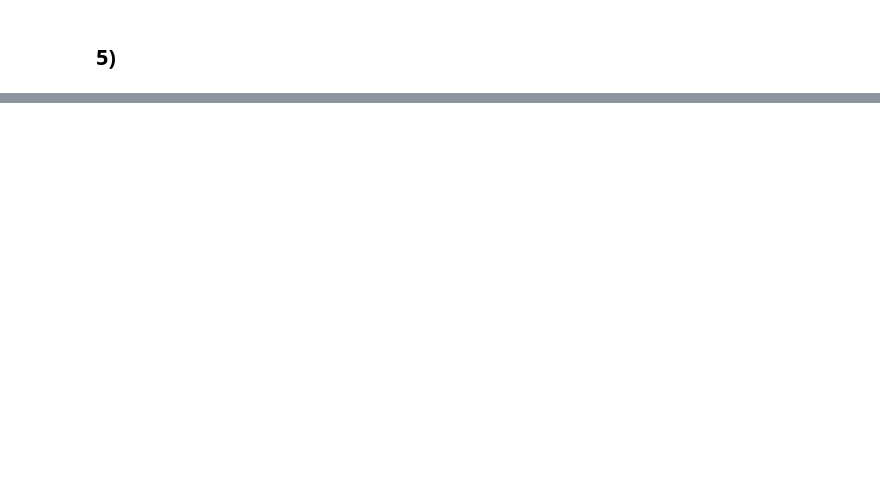
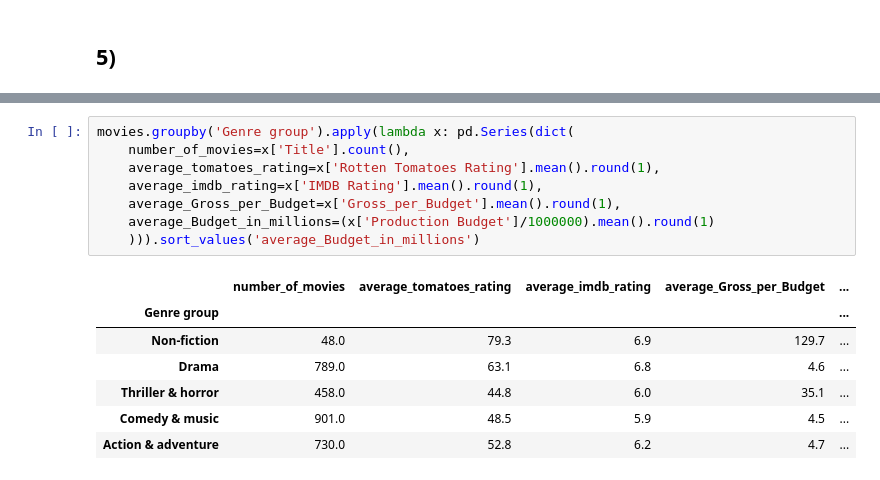
Before and after one commit to jakobschonberg/lexicon, a Jupyter notebook: Data_Analysis_Visualization/Project_Movies/movies.ipynb, the cells around one changed output, grey strips where cells are left out. Drawn from its saved outputs; the diff is of its cells as text; blank space fills up the shorter version.

```diff
--- a/Data_Analysis_Visualization/Project_Movies/movies.ipynb
+++ b/Data_Analysis_Visualization/Project_Movies/movies.ipynb
@@ -420,0 +473,16 @@ movies.head()
+# %%
+movies.groupby('Genre group').apply(lambda x: pd.Series(dict(
+    number_of_movies=x['Title'].count(),
+    average_tomatoes_rating=x['Rotten Tomatoes Rating'].mean().round(1),
+    average_imdb_rating=x['IMDB Rating'].mean().round(1),
+    average_Gross_per_Budget=x['Gross_per_Budget'].mean().round(1),
+    average_Budget_in_millions=(x['Production Budget']/1000000).mean().round(1)
+    ))).sort_values('average_Budget_in_millions')
+# %% [output]
+|  | number_of_movies | average_tomatoes_rating | average_imdb_rating | average_Gross_per_Budget | ... |
+| Genre group |  |  |  |  | ... |
+| Non-fiction | 48.0 | 79.3 | 6.9 | 129.7 | ... |
+| Drama | 789.0 | 63.1 | 6.8 | 4.6 | ... |
+| Thriller & horror | 458.0 | 44.8 | 6.0 | 35.1 | ... |
+| Comedy & music | 901.0 | 48.5 | 5.9 | 4.5 | ... |
+| Action & adventure | 730.0 | 52.8 | 6.2 | 4.7 | ... |
```
Also changed, not shown: parts of 19 cells of this notebook.
